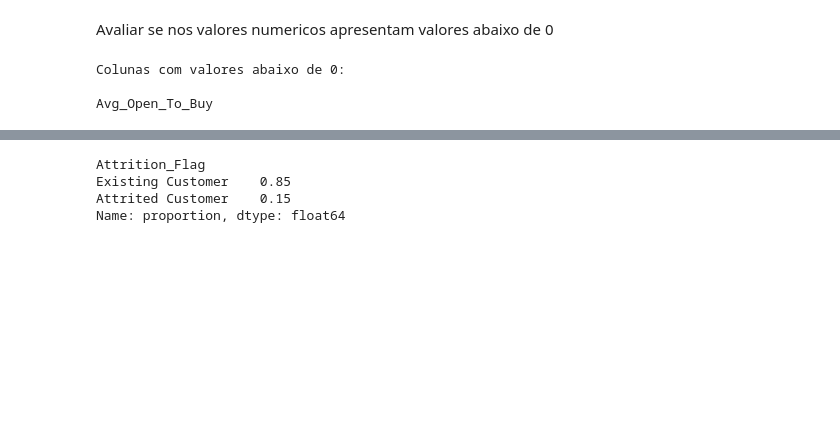
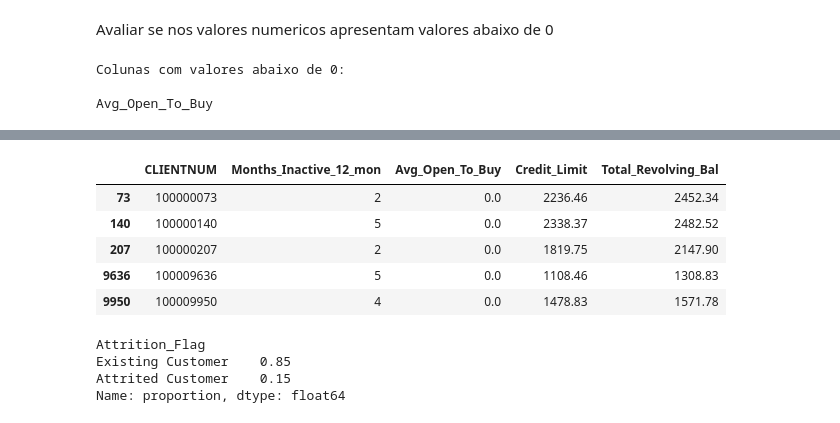
Before and after one commit to rpf991/Previsao_Churning_Clientes_Credito, a Jupyter notebook: notebooks/data_analysis.ipynb, the cells around one changed output, grey strips where cells are left out. Drawn from its saved outputs; the diff is of its cells as text; code cells hidden in the pictures; blank space fills up the shorter version.

```diff
--- a/notebooks/data_analysis.ipynb
+++ b/notebooks/data_analysis.ipynb
@@ -82,3 +106,20 @@ Avg_Open_To_Buy
+# %%
+
+pd.DataFrame(
+        df_credit[
+                df_credit['CLIENTNUM'].isin([100000073, 100000140, 100000207, 100009636, 100009950])
+                ][
+                 ['CLIENTNUM', 'Months_Inactive_12_mon', 'Avg_Open_To_Buy',
+                  'Credit_Limit', 'Total_Revolving_Bal']
+                ]
+)
+# %% [output]
+|  | CLIENTNUM | Months_Inactive_12_mon | Avg_Open_To_Buy | Credit_Limit | Total_Revolving_Bal |
+| 73 | 100000073 | 2 | 0.0 | 2236.46 | 2452.34 |
+| 140 | 100000140 | 5 | 0.0 | 2338.37 | 2482.52 |
+| 207 | 100000207 | 2 | 0.0 | 1819.75 | 2147.90 |
+| 9636 | 100009636 | 5 | 0.0 | 1108.46 | 1308.83 |
+| 9950 | 100009950 | 4 | 0.0 | 1478.83 | 1571.78 |
 # %%
 # Análise percentual de clientes inexistentes
 
```
Also changed, not shown: parts of 20 cells of this notebook.
